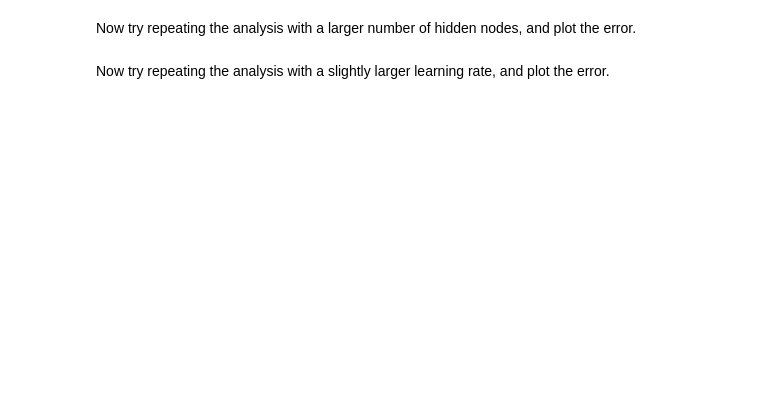
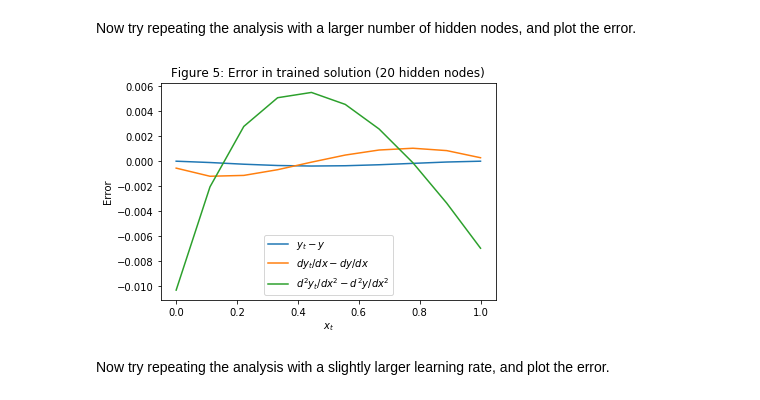
Before and after one commit to elwinter/nnode, a Jupyter notebook: nnode2bvp.ipynb, the cells around one changed output. Drawn from its saved outputs; the diff is of its cells as text; code cells hidden in the pictures; blank space fills up the shorter version.

```diff
--- a/nnode2bvp.ipynb
+++ b/nnode2bvp.ipynb
@@ -371,0 +398,16 @@ B = y(1) = e^{-1/5} \sin(1) = 0.688938...
+# %%
+# Define the original differential equation:
+def G(x, y, dy_dx, d2y_dx2):
+    return d2y_dx2 - dy_dx + 2*x - 1
+
+# Define the y-partial derivative of the differential equation.
+def dG_dy(x, y, dy_dx, d2y_dx2):
+    return 0
+
+# Define the dy/dx-partial derivative of the differential equation.
+def dG_dydx(x, y, dy_dx, d2y_dx2):
+    return -1
+
+# Define the d2y/dx2-partial derivative of the differential equation.
+def dG_d2ydx2(x, y, dy_dx, d2y_dx2):
+    return 1
@@ -418,21 +487,24 @@ plt.title("Figure 4: Error in trained solution");
 # %% [markdown]
 Now try repeating the analysis with a larger number of hidden nodes, and plot the error.
+# %%
+np.random.seed(0)
+(yt, dyt_dx, d2yt_dx2) = nnode2bvp(G, A, B, dG_dy, dG_dydx, dG_d2ydx2, xt, nhid = 20)
 # %%
-np.random.seed(0)
-(yt, dyt_dx, d2yt_dx2) = nnode2bvp(xt, F, dF_dy, d2F_dy2, A, B, nhid = 20)
 y = np.zeros(nt)
 dy_dx = np.zeros(nt)
 d2y_dx2 = np.zeros(nt)
 for i in range(nt):
     y[i] = ya(xt[i])
     dy_dx[i] = dya_dx(xt[i])
     d2y_dx2[i] = d2ya_dx2(xt[i])
 plt.plot(xt, yt - y, label = '$y_t-y$')
 plt.plot(xt, dyt_dx - dy_dx, label = '$dy_t/dx-dy/dx$')
 plt.plot(xt, d2yt_dx2 - d2y_dx2, label = '$d^2y_t/dx^2-d^2y/dx^2$')
 plt.xlabel('$x_t$')
 plt.ylabel('Error')
 plt.legend()
 plt.title("Figure 5: Error in trained solution (20 hidden nodes)");
+# %% [output]
+[figure, added]
 # %% [markdown]
 Now try repeating the analysis with a slightly larger learning rate, and plot the error.
```
Also changed, not shown: parts of 129 cells of this notebook, 5 other files.
